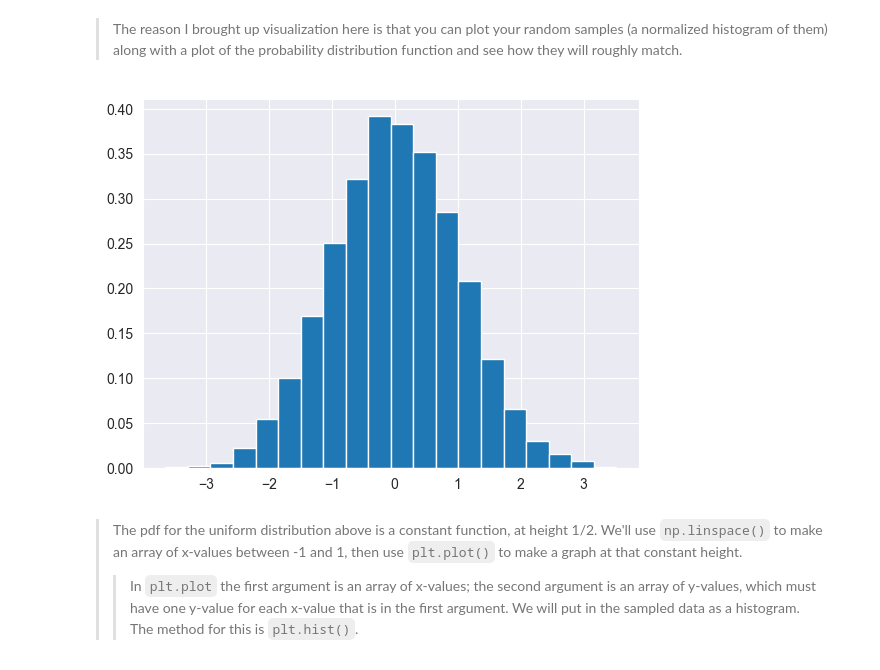
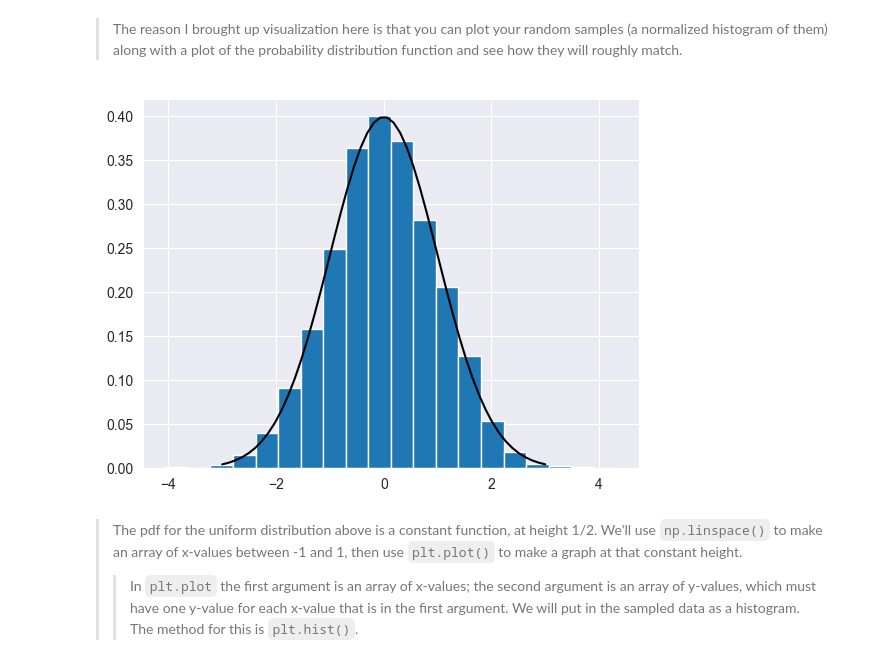
Before and after one commit to cornwell/math371-S25, a Jupyter notebook: Lectures/Lecture03-PrimerRandom_Functions/Numpy_Matrices_ProbabilityDistributions.ipynb, the cells around one changed output. Drawn from its saved outputs; the diff is of its cells as text; code cells hidden in the pictures.

```diff
--- a/Lectures/Lecture03-PrimerRandom_Functions/Numpy_Matrices_ProbabilityDistributions.ipynb
+++ b/Lectures/Lecture03-PrimerRandom_Functions/Numpy_Matrices_ProbabilityDistributions.ipynb
@@ -68,11 +68,11 @@ seaborn.set_style('darkgrid')
 # %%
 xx = np.linspace(-3,3)
 sample = np.random.normal(loc=0,scale=1,size=10000)
-#plt.plot(xx, np.exp(-(xx-0)**2/(2*1))/np.sqrt(2*np.pi*1), color='black')
+plt.plot(xx, np.exp(-(xx-0)**2/(2*1))/np.sqrt(2*np.pi*1), color='black')
 plt.hist(sample, bins=20, density=True)
 plt.show()
 # %% [output]
-[figure, old version]
+[figure, new version]
 # %%
 # get a decent size sample from Uniform(-1, 1)
 uniform_sample = np.random.uniform(-1, 1, size=2000)
```
Also changed, not shown: 10 other files.
